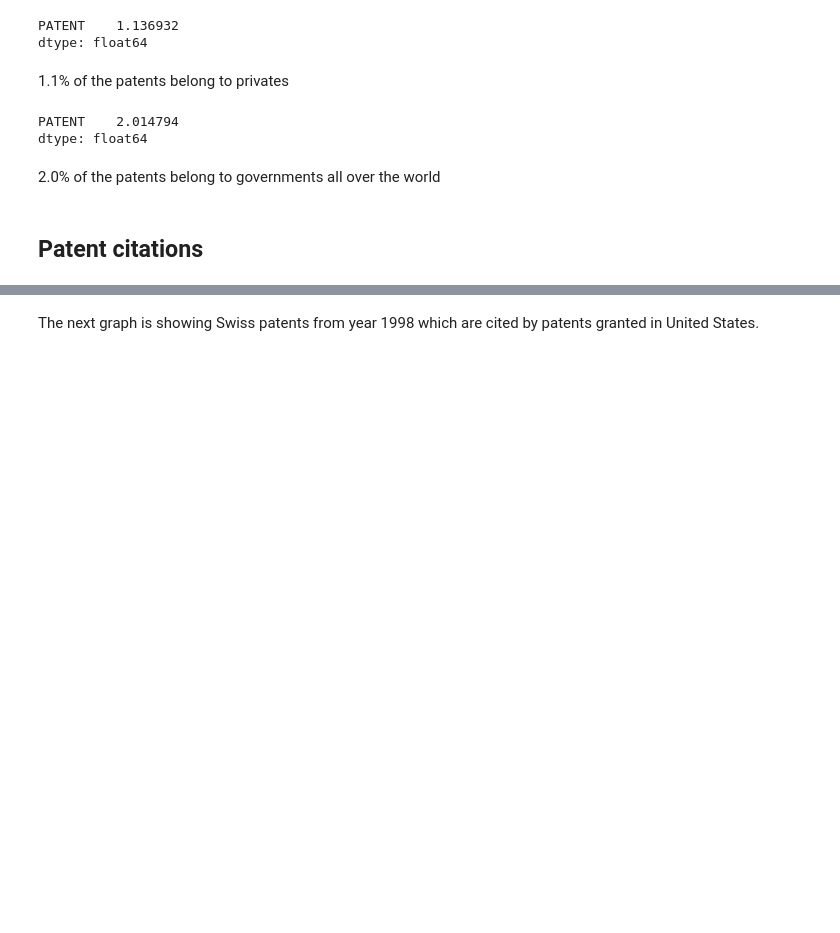
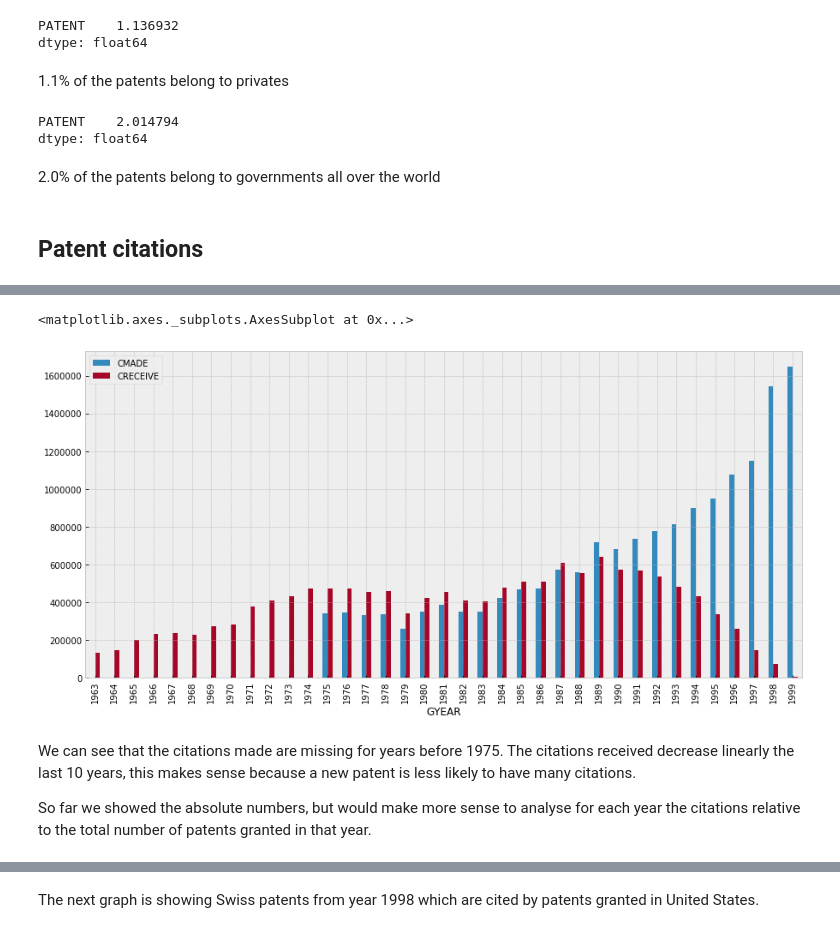
Before and after one commit to antonino-barbera/seanbi, a Jupyter notebook: project/project.ipynb, the cells around one changed output, grey strips where cells are left out. Cells and saved outputs as stored; diff of their text form; code cells hidden in the pictures; blank space fills up the shorter version.

```diff
--- a/project/project.ipynb
+++ b/project/project.ipynb
@@ -600,0 +638,4 @@ dtype: float64
+# %%
+citations_byyear_abs = df[['PATENT','GYEAR','CMADE','CRECEIVE']]
+citations_byyear_abs = citations_byyear_abs.groupby('GYEAR').agg({'PATENT':'count', 'CMADE': 'sum','CRECEIVE':'sum'})
+citations_byyear_abs.head()
@@ -600,0 +650,9 @@ dtype: float64
+# %%
+citations_byyear_abs.drop('PATENT',axis=1).plot.bar(figsize=(15,7))
+# %% [output]
+<matplotlib.axes._subplots.AxesSubplot at 0x...>
+[figure, added]
+# %% [markdown]
+We can see that the citations made are missing for years before 1975. The citations received decrease linearly the last 10 years, this makes sense because a new patent is less likely to have many citations.
+
+So far we showed the absolute numbers, but would make more sense to analyse for each year the citations relative to the total number of patents granted in that year.
```
Also changed, not shown: parts of 27 cells of this notebook.
